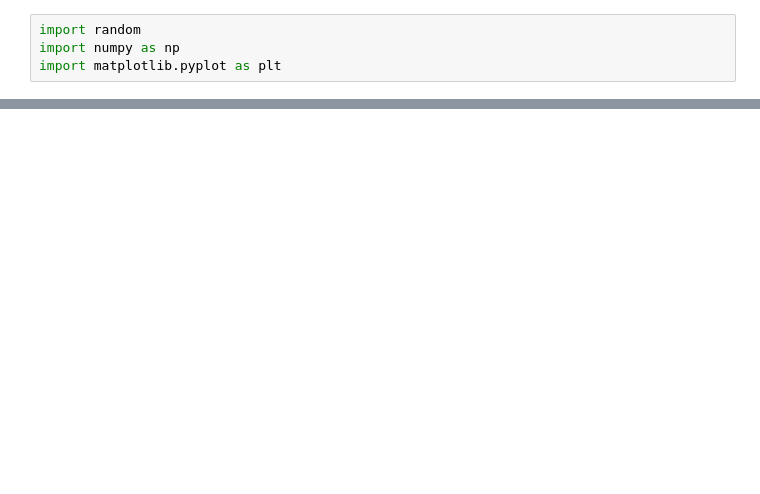
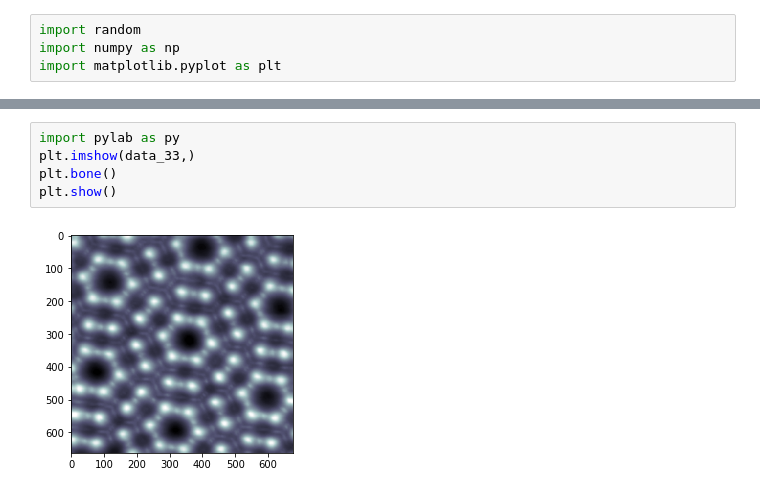
Before and after one commit to AchaseA/PHY325-HW-exercises, a Jupyter notebook: DensityPlots_Ch3_Newman_Anderson.ipynb, the cells around one changed output, grey strips where cells are left out. Cells and saved outputs as stored; diff of their text form; blank space fills up the shorter version.

```diff
--- a/DensityPlots_Ch3_Newman_Anderson.ipynb
+++ b/DensityPlots_Ch3_Newman_Anderson.ipynb
@@ -10,0 +33,7 @@ NameError: name 'sunspots' is not defined
+# %%
+import pylab as py
+plt.imshow(data_33,)
+plt.bone()
+plt.show()
+# %% [output]
+[figure, added]
```
Also changed, not shown: parts of 3 cells of this notebook.
